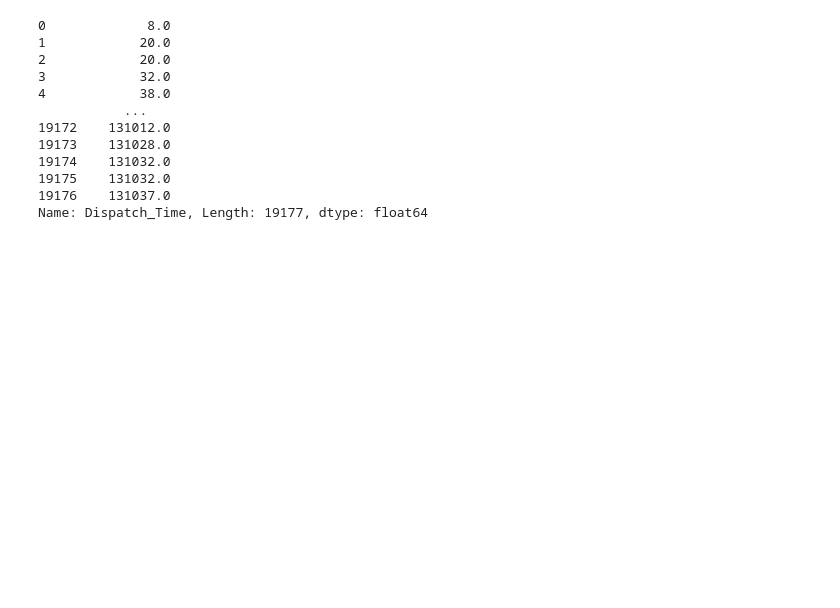
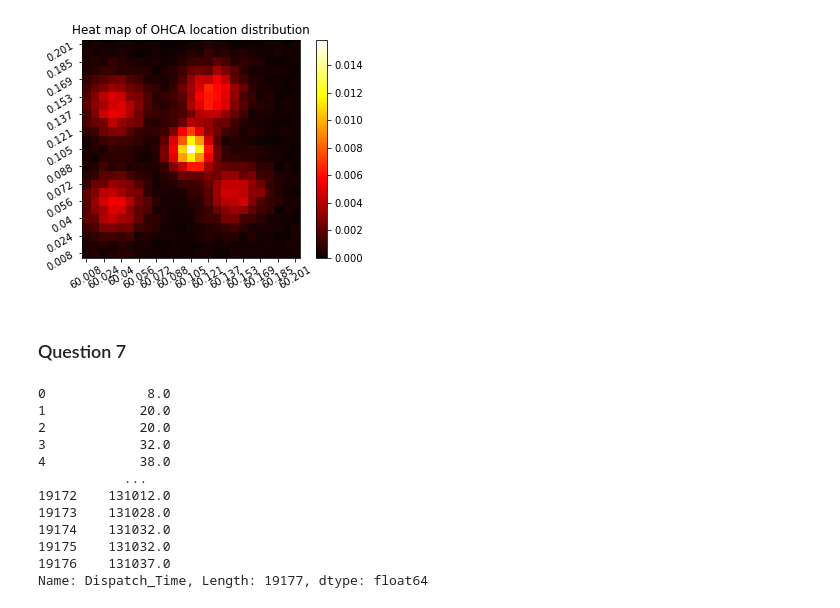
Before and after one commit to margaretquirk7/ORIE4580project, a Jupyter notebook: Project.ipynb, the cells around one changed output. Saved outputs shown, nothing was run; the diff lists cells and outputs as text; code cells hidden in the pictures; blank space fills up the shorter version.

```diff
--- a/Project.ipynb
+++ b/Project.ipynb
@@ -9,3 +64,51 @@ import math
+# %%
+prop_points = []
+P = np.zeros((25,25))
+
+count = 0
+lon_list= amb_df['Lon'].tolist()
+lat_list=amb_df['Lat'].tolist()
+for key in grid_dict.keys():
+    count = 0
+    for ind in range(0,len(lon_list)):
+        if (grid_dict[key][0][0]<=lon_list[ind] < grid_dict[key][0][1]) and (grid_dict[key][1][0]<=lat_list[ind] < grid_dict[key][1][1]):
+            count+=1
+    prop_points.append(count/len(amb_df['Lon'].tolist()))
+# %%
+prop_array = np.array(prop_points).reshape(-1,25)
+P = prop_array[::-1]
+
+vals = np.arange(0,26,2)
+
+x_t =[]
+y_t=[]
+for i in range(0,len(lon_ticks),2):
+    x_t.append(round(lon_ticks[i+1],3))
+    y_t.append(round(lat_ticks[i+1],3))
+y_t = y_t[::-1]
+# %%
+prop_array = np.array(prop_points).reshape(-1,25)
+P = prop_array[::-1]
+
+vals = np.arange(0,26,2)
+
+x_t =[]
+y_t=[]
+for i in range(0,len(lon_ticks),2):
+    x_t.append(round(lon_ticks[i+1],3))
+    y_t.append(round(lat_ticks[i+1],3))
+y_t = y_t[::-1]
+
+plt.xticks(ticks = vals, labels=x_t, rotation = 30)
+plt.yticks(ticks = vals, labels=y_t, rotation = 30)
+plt.title('Heat map of OHCA location distribution')
+plt.imshow(P, cmap= 'hot')
+plt.colorbar()
+plt.show()
+# %% [output]
+[figure, added]
+# %% [markdown]
+### Question 7
 # %%
 ohca_data = pd.read_csv('ProjectData-OHCAs.csv')
 volunteer_data = pd.read_csv('ProjectData-VolunteerResponses.csv')
```
Also changed, not shown: parts of 14 cells of this notebook.
